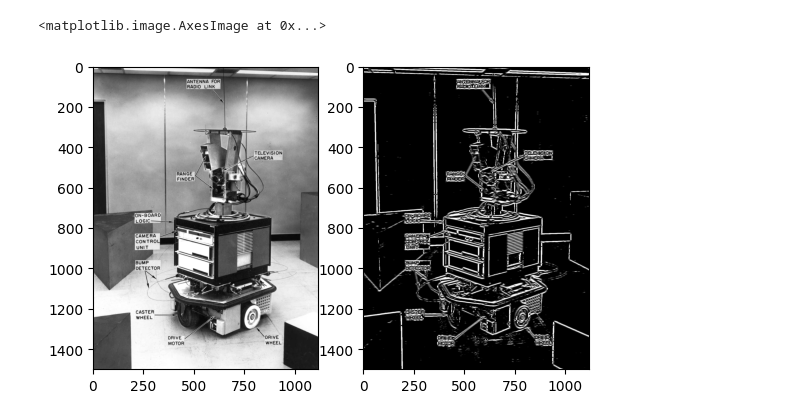
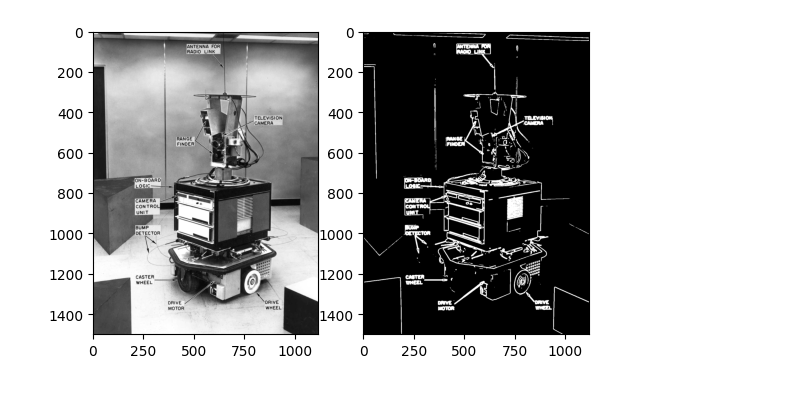
Before and after one commit to RRabayah/CVProj, a Jupyter notebook: task1.ipynb, the cells around one changed output. Cells and saved outputs as stored; diff of their text form; code cells hidden in the pictures.

```diff
--- a/task1.ipynb
+++ b/task1.ipynb
@@ -53,19 +10,49 @@ def variance_thresholding(image, filtered_image, variance_threshold, window_size
+# %%
+def find_zero_crossings(grads):
+    edges = np.pad(grads, ((0, 1), (0, 1)))
+
+    gx_mask = np.where(edges[:-1, :-1] - edges[:-1, 1:] < 0, 1, 0)
+    gy_mask = np.where(edges[:-1, :-1] - edges[1:, :-1] < 0, 1, 0)
+
+    edges =  (gx_mask|gy_mask).astype(float)
+    return edges
+
+def variance_threshold(src, edges, threshold):
+        win_mean = ndimage.uniform_filter(src, (5, 5))
+        win_sqr_mean = ndimage.uniform_filter(src**2, (5, 5))
+        win_var = win_sqr_mean - win_mean**2
+
+        # Rescale the variance so I can actually use it
+        scaled_var = ((win_var - win_var.min()) /
+               (win_var.max() - win_var.min())) * (255)
+
+        # Mask the values accordingly
+        low_variance_mask = scaled_var < threshold
+        high_variance_mask = scaled_var >= threshold
+        edges = np.where(low_variance_mask, 0, edges)
+        edges = np.where(high_variance_mask, 1, edges)
+
+        return edges
 # %%
 # Visualizations
 fig = plt.figure()
 plt.gray()
 ax1 = fig.add_subplot(121)
 ax2 = fig.add_subplot(122)
 
 # Processing
 image_path = SHAKEY_PATH
 image = Image.open(image_path).convert('L')
-image = np.array(image)
-filtered_image = ndimage.gaussian_laplace(image, 2.5)
+image = (np.array(image)).astype(np.float32)
+filtered_image = ndimage.gaussian_laplace(image, 2)
+edges = find_zero_crossings(filtered_image)
+edges = variance_threshold(image, edges, 30)
 
 # Display
 ax1.imshow(image)
-ax2.imshow(filtered_image)
+ax2.imshow(edges)
+plt.show()
+
+plt.imsave('edges_image.png', edges, cmap='gray')
 # %% [output]
-<matplotlib.image.AxesImage at 0x...>
-[figure, old version]
+[figure, new version]
```
Also changed, not shown: parts of 1 cell of this notebook, 4 other files.
